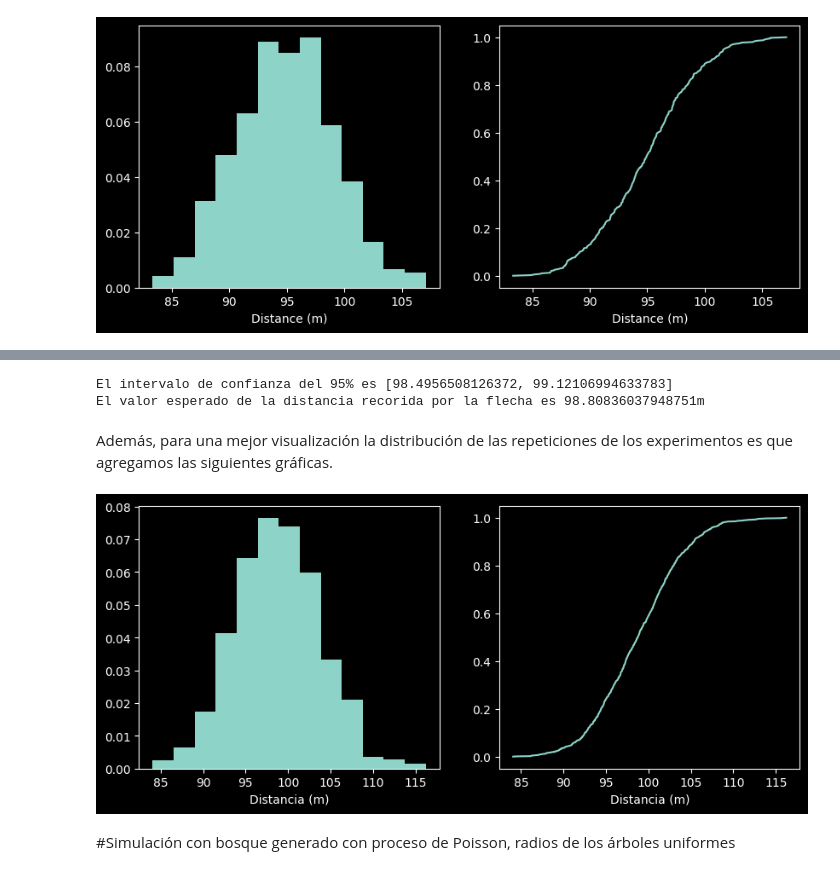
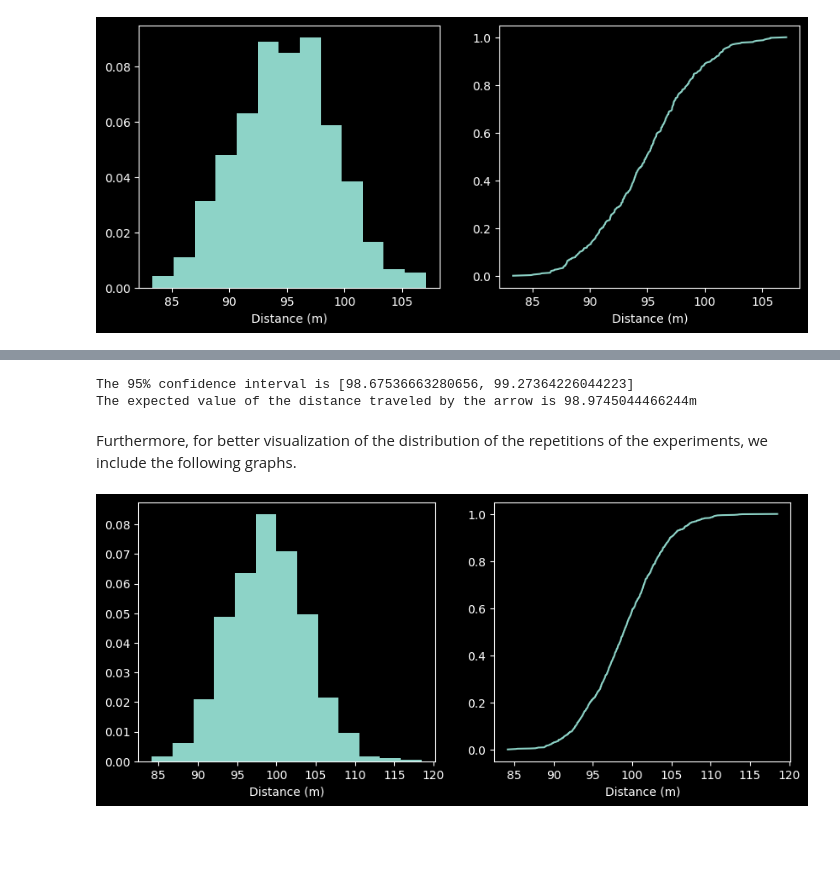
Before and after one commit to Vixuz144/Robin-Hood, a Jupyter notebook: Robin_Hood[EN].ipynb, the cells around one changed output, grey strips where cells are left out. Cells and saved outputs as stored; diff of their text form; code cells hidden in the pictures; blank space fills up the shorter version.

```diff
--- a/Robin_Hood[EN].ipynb
+++ b/Robin_Hood[EN].ipynb
@@ -846,21 +844,19 @@ l = rep(densidad, r, 400, nr)
 m = np.mean(l)
 ds = np.std(l, ddof=1)
 z = norm.ppf(0.975)
-print(f'El intervalo de confianza del 95% es [{m - z*ds/np.sqrt(nr)}, {m + z*ds/np.sqrt(nr)}]')
-print(f'El valor esperado de la distancia recorida por la flecha es {m}m')
+print(f'The 95% confidence interval is [{m - z*ds/np.sqrt(nr)}, {m + z*ds/np.sqrt(nr)}]')
+print(f'The expected value of the distance traveled by the arrow is {m}m')
 # %% [output]
-El intervalo de confianza del 95% es [98.4956508126372, 99.12106994633783]
-El valor esperado de la distancia recorida por la flecha es 98.80836037948751m
+The 95% confidence interval is [98.67536663280656, 99.27364226044223]
+The expected value of the distance traveled by the arrow is 98.9745044466244m
-# %% [markdown]
-Además, para una mejor visualización la distribución de las repeticiones de los experimentos es que agregamos las siguientes gráficas.
+# %% [markdown]
+Furthermore, for better visualization of the distribution of the repetitions of the experiments, we include the following graphs.
 # %%
 fig, ax = plt.subplots(1, 2, figsize=(10,4))
 ax[0].hist(l, bins=13, density=True)
-ax[0].set_xlabel('Distancia (m)')
+ax[0].set_xlabel('Distance (m)')
 ax[1].plot(np.sort(l), np.linspace(0, 1, nr))
-ax[1].set_xlabel('Distancia (m)')
+ax[1].set_xlabel('Distance (m)')
 fig.show()
 # %% [output]
-[figure, old version]
+[figure, new version]
-# %% [markdown]
-#Simulación con bosque generado con proceso de Poisson, radios de los árboles uniformes
```
Also changed, not shown: parts of 69 cells of this notebook.
